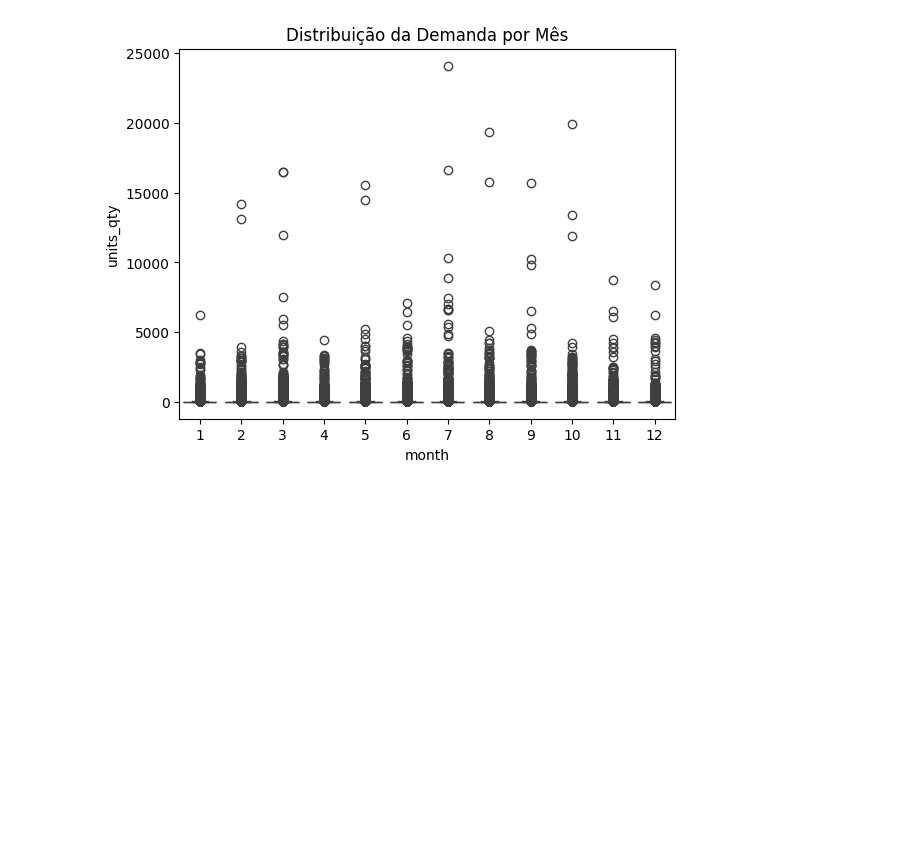
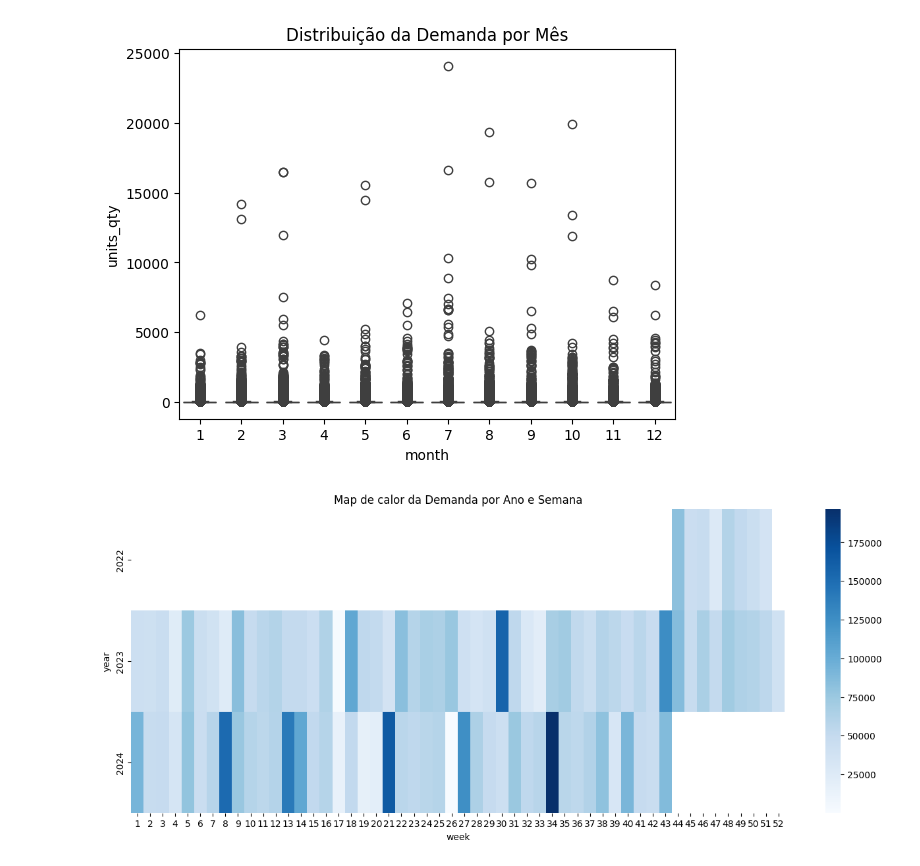
Before and after one commit to HenryJKS/kaggle-cases, a Jupyter notebook: IQVIA - Projeto Semanal de Demanda/Model.ipynb, the cells around one changed output. Saved outputs shown, nothing was run; the diff lists cells and outputs as text; code cells hidden in the pictures; blank space fills up the shorter version.

```diff
--- a/IQVIA - Projeto Semanal de Demanda/Model.ipynb
+++ b/IQVIA - Projeto Semanal de Demanda/Model.ipynb
@@ -136,3 +147,14 @@ plt.title('Distribuição da Demanda por Mês')
 plt.show()
 # %% [output]
 [figure]
+# %%
+df['year'] = df['week_dt'].dt.year
+df['week'] = df['week_dt'].dt.isocalendar().week
+pivot = df.pivot_table(values='units_qty', index='year', columns='week', aggfunc='sum')
+
+plt.figure(figsize=(16, 6))
+sns.heatmap(pivot, cmap='Blues')
+plt.title("Map de calor da Demanda por Ano e Semana")
+plt.show()
+# %% [output]
+[figure, added]
```
Also changed, not shown: parts of 19 cells of this notebook.
